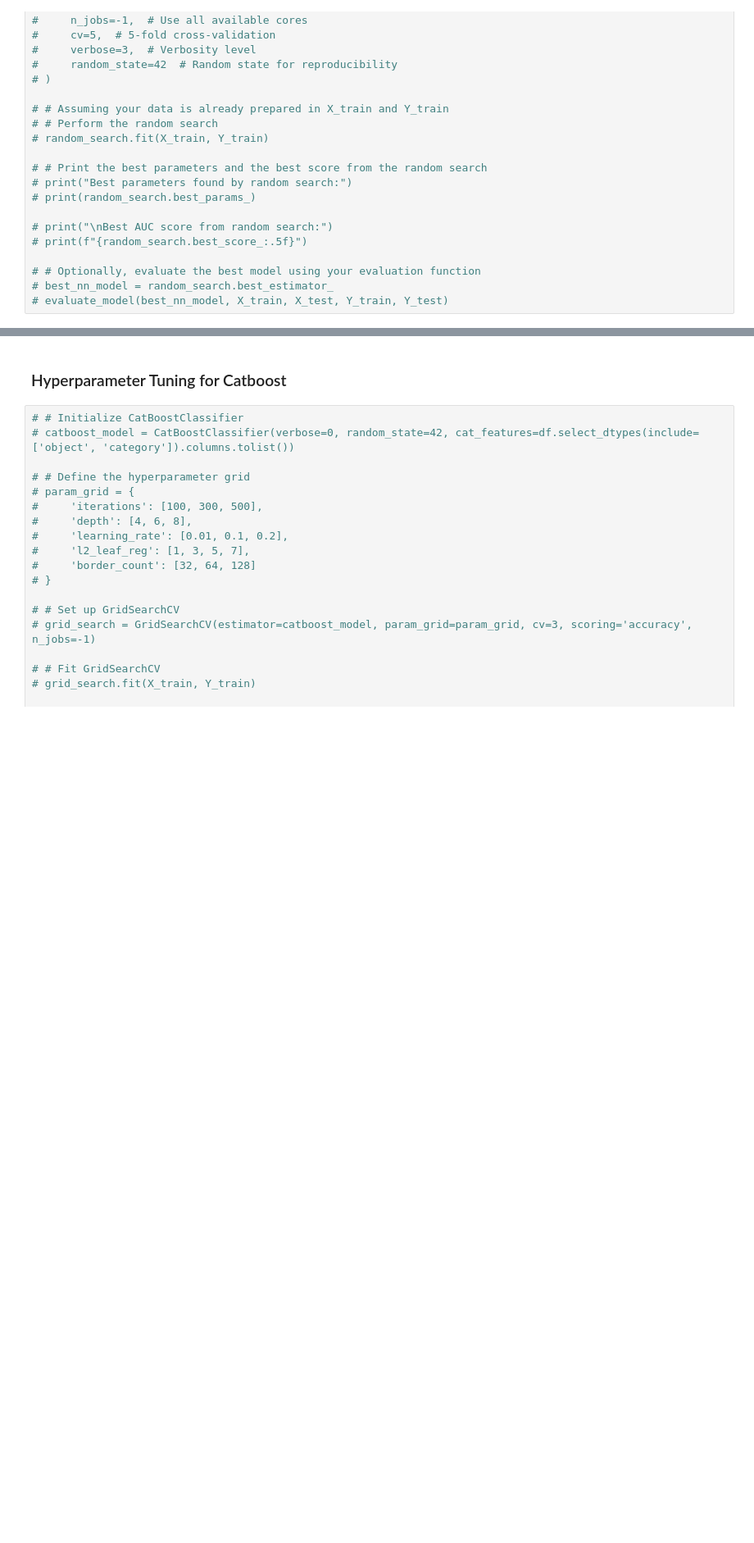
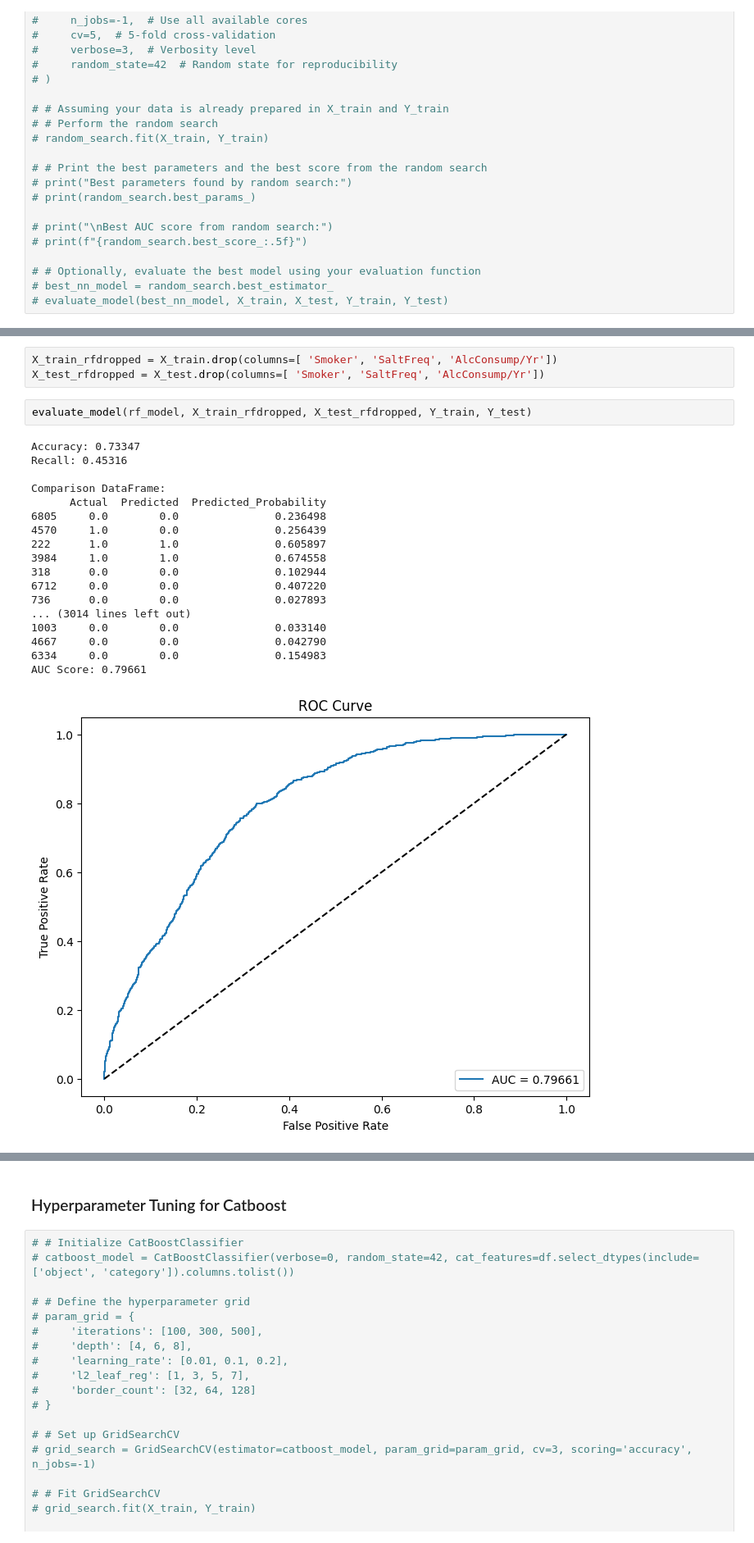
Before and after one commit to samcohen1/HypertensionML, a Jupyter notebook: newSimpleML.ipynb, the cells around one changed output, grey strips where cells are left out. Shown at 82% size. Cells and saved outputs as stored; diff of their text form; blank space fills up the shorter version.

```diff
--- a/newSimpleML.ipynb
+++ b/newSimpleML.ipynb
@@ -1224,0 +1317,24 @@ AUC Score: 0.79687
+# %%
+X_train_rfdropped = X_train.drop(columns=[ 'Smoker', 'SaltFreq', 'AlcConsump/Yr'])
+X_test_rfdropped = X_test.drop(columns=[ 'Smoker', 'SaltFreq', 'AlcConsump/Yr'])
+# %%
+evaluate_model(rf_model, X_train_rfdropped, X_test_rfdropped, Y_train, Y_test)
+# %% [output]
+Accuracy: 0.73347
+Recall: 0.45316
+
+Comparison DataFrame:
+      Actual  Predicted  Predicted_Probability
+6805     0.0        0.0               0.236498
+4570     1.0        0.0               0.256439
+222      1.0        1.0               0.605897
+3984     1.0        1.0               0.674558
+318      0.0        0.0               0.102944
+6712     0.0        0.0               0.407220
+736      0.0        0.0               0.027893
+... (3014 lines left out)
+1003     0.0        0.0               0.033140
+4667     0.0        0.0               0.042790
+6334     0.0        0.0               0.154983
+AUC Score: 0.79661
+[figure, added]
```
Also changed, not shown: parts of 41 cells of this notebook.
